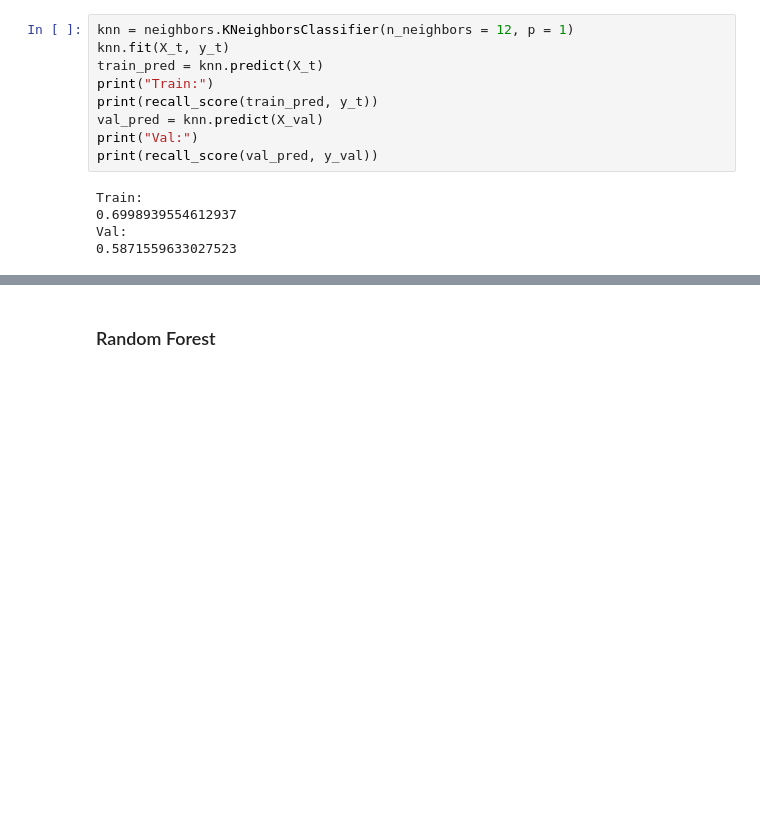
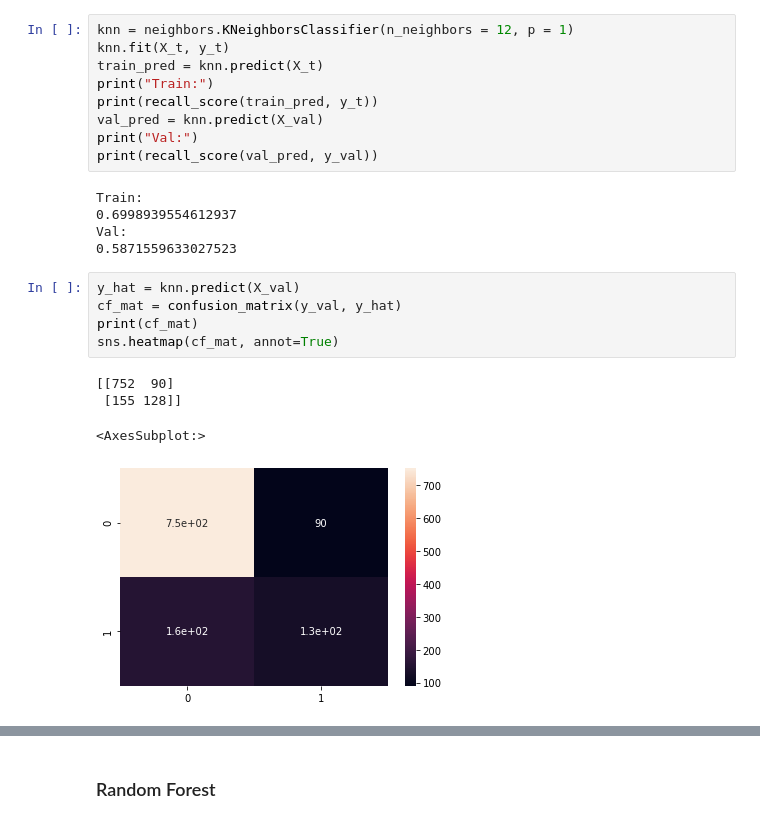
Before and after one commit to Booandlean/Telco_Customer_Churn-, a Jupyter notebook: Recall_modeling.ipynb, the cells around one changed output, grey strips where cells are left out. Drawn from its saved outputs; the diff is of its cells as text; blank space fills up the shorter version.

```diff
--- a/Recall_modeling.ipynb
+++ b/Recall_modeling.ipynb
@@ -204,3 +204,13 @@ Train:
 0.6998939554612937
 Val:
 0.5871559633027523
+# %%
+y_hat = knn.predict(X_val)
+cf_mat = confusion_matrix(y_val, y_hat)
+print(cf_mat)
+sns.heatmap(cf_mat, annot=True)
+# %% [output]
+[[752  90]
+ [155 128]]
+<AxesSubplot:>
+[figure, added]
```
Also changed, not shown: parts of 10 cells of this notebook, 5 other files.
